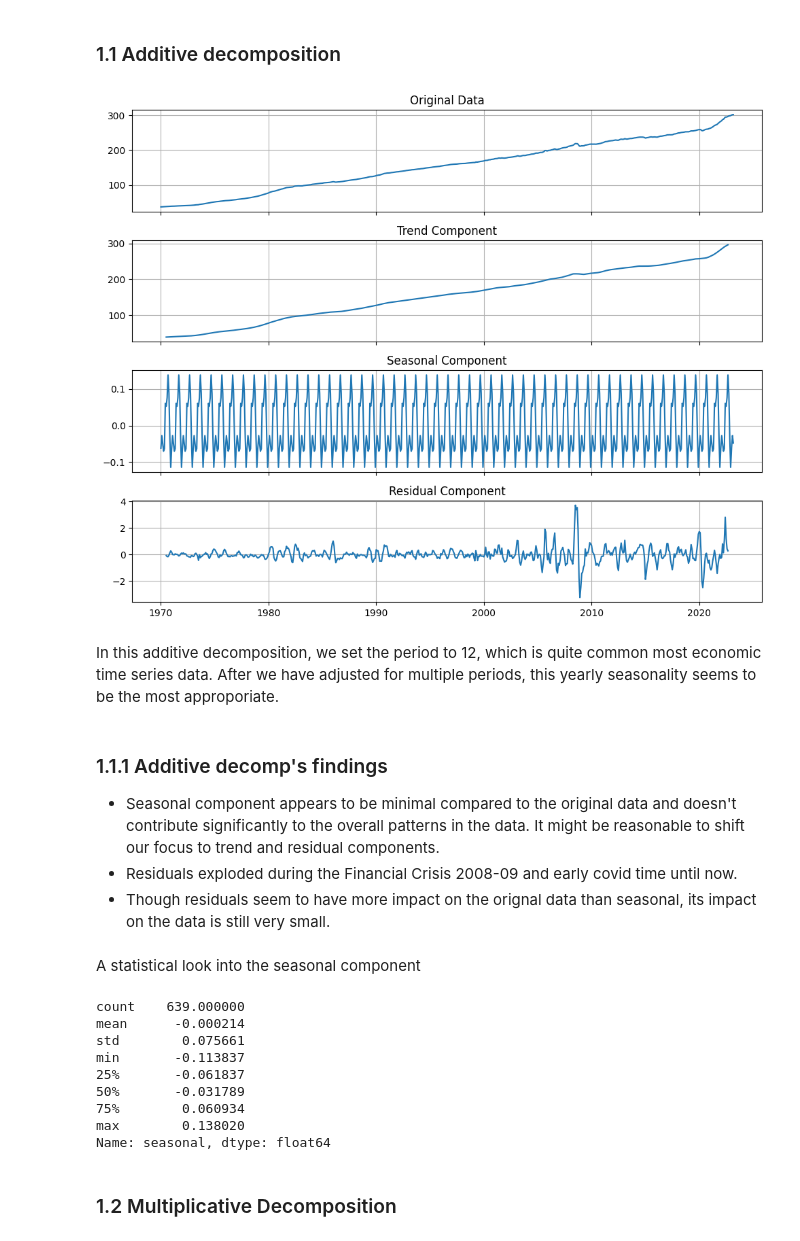
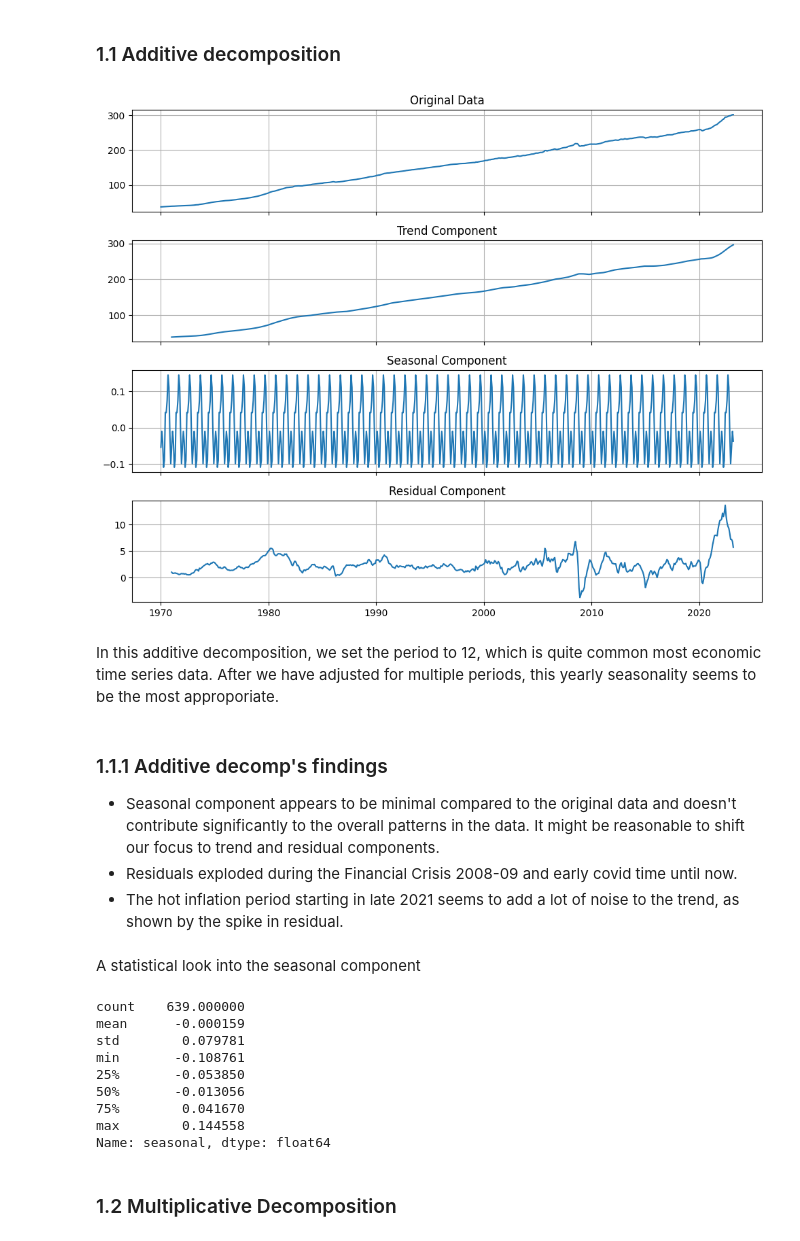
Before and after one commit to namtran6701/Inflation_Prediction, a Jupyter notebook: project_3.ipynb, the cells around one changed output. Drawn from its saved outputs; the diff is of its cells as text; code cells hidden in the pictures.

```diff
--- a/project_3.ipynb
+++ b/project_3.ipynb
@@ -57,55 +58,55 @@ Name: CPI, dtype: float64
 # %% [markdown]
 ### 1.1 Additive decomposition
 # %%
-additive_decomposed = seasonal_decompose(df['CPI'], model='additive', period= 12)
+additive_decomposed = seasonal_decompose(df['CPI'], model='additive',two_sided= False, period= 12)
 
 # Plot the original data, trend, seasonal, and residual components
 fig, (ax1, ax2, ax3, ax4) = plt.subplots(4, 1, figsize=(10, 8), sharex=True)
 
 # Original data
 ax1.plot(df['CPI'])
 ax1.set_title('Original Data')
 ax1.grid()
 
 # Trend component
 ax2.plot(additive_decomposed.trend)
 ax2.set_title('Trend Component')
 ax2.grid()
 
 # Seasonal component
 ax3.plot(additive_decomposed.seasonal)
 ax3.set_title('Seasonal Component')
 ax3.grid()
 
 # Residual component
 ax4.plot(additive_decomposed.resid)
 ax4.set_title('Residual Component')
 ax4.grid()
 
 plt.tight_layout()
 plt.show()
 # %% [output]
-[figure, old version]
+[figure, new version]
 # %% [markdown]
 In this additive decomposition, we set the period to 12, which is quite common most economic time series data. After we have adjusted for multiple periods, this yearly seasonality seems to be the most approporiate.
 # %% [markdown]
 ### 1.1.1 Additive decomp's findings
 - Seasonal component appears to be minimal compared to the original data and doesn't contribute significantly to the overall patterns in the data. It might be reasonable to shift our focus to trend and residual components.
 - Residuals exploded during the Financial Crisis 2008-09 and early covid time until now.
-- Though residuals seem to have more impact on the orignal data than seasonal, its impact on the data is still very small.
+- The hot inflation period starting in late 2021 seems to add a lot of noise to the trend, as shown by the spike in residual.
 # %% [markdown]
 A statistical look into the seasonal component
 # %%
 additive_decomposed.seasonal.describe()
 # %% [output]
 count    639.000000
-mean      -0.000214
-std        0.075661
-min       -0.113837
-25%       -0.061837
-50%       -0.031789
-75%        0.060934
-max        0.138020
+mean      -0.000159
+std        0.079781
+min       -0.108761
+25%       -0.053850
+50%       -0.013056
+75%        0.041670
+max        0.144558
 Name: seasonal, dtype: float64
 # %% [markdown]
 ### 1.2 Multiplicative Decomposition
```
Also changed, not shown: parts of 10 cells of this notebook.
